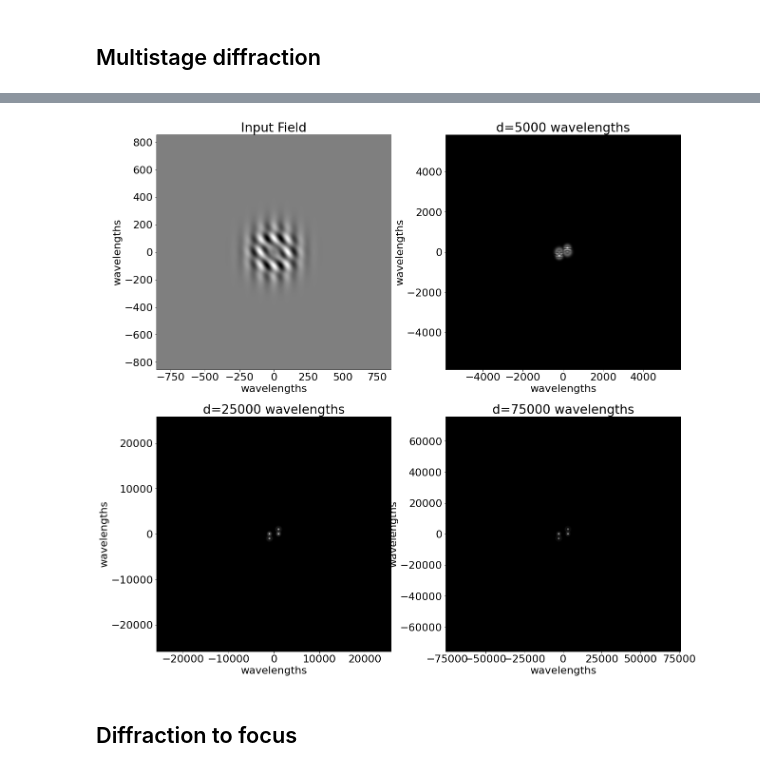
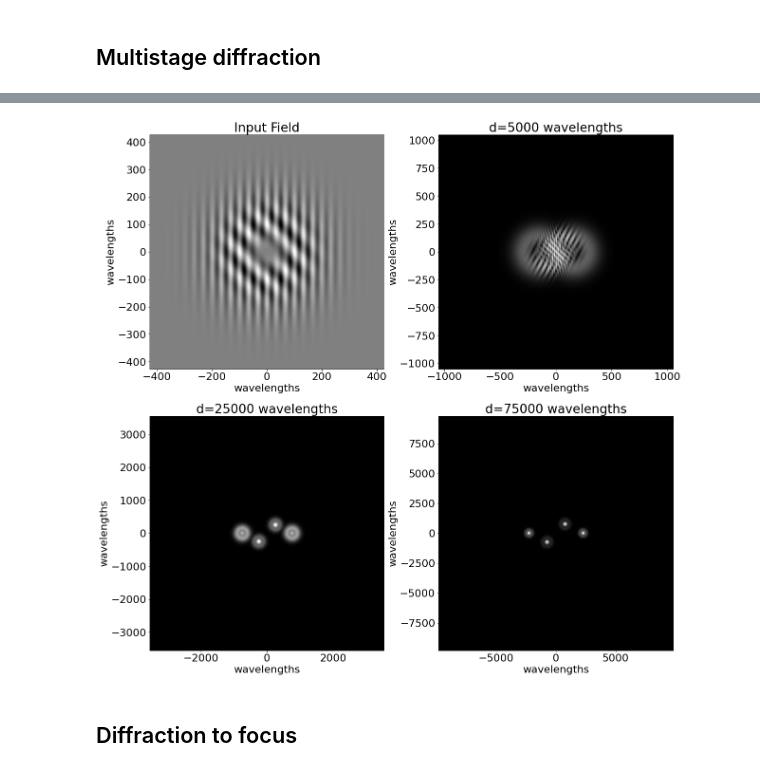
Before and after one commit to djbradyAtOpticalSciencesArizona/computationalImaging, a Jupyter notebook: waves/numericalDiffraction.ipynb, the cells around one changed output, grey strips where cells are left out. Cells and saved outputs as stored; diff of their text form; code cells hidden in the pictures.

```diff
--- a/waves/numericalDiffraction.ipynb
+++ b/waves/numericalDiffraction.ipynb
@@ -51,12 +51,12 @@ def g(f,d,lam):
 # calculate the diffracted field for the 2d image f propagated a distance d with wavelength relative to the pixel pitch lam
 # d is in units of wavelengths, lam is the ratio of the wavelength to the sampling period. We assume lam<< 1
 #
-  zPad=np.int(np.abs(d)*lam)
+  zPad=np.int(np.abs(d)*lam/4)
   inF=np.zeros(np.add(f.shape,[zPad,zPad])).astype('complex128')
   inF[np.int(inF.shape[0]/2-f.shape[0]/2):np.int(inF.shape[0]/2+f.shape[0]/2),np.int(inF.shape[0]/2-f.shape[0]/2):np.int(inF.shape[0]/2+f.shape[0]/2)]=f
   urange=np.linspace(-lam/2,lam/2,inF.shape[0])
   u,v = np.meshgrid(urange,urange)
-  g=np.fft.ifft2(np.fft.fft2(inF)*np.fft.fftshift(np.exp(1j *2* np.pi *d*np.sqrt( 1 - u**2 - v**2))))
+  g=np.fft.ifft2(np.fft.fft2(inF)*np.fft.fftshift(np.exp(1j *2* np.pi *(d)*np.sqrt( 1 - u**2 - v**2))))
   return g
 # %% [markdown]
 ### rectancular object
@@ -186,10 +198,10 @@ plt.plot(np.linspace(-xrange,xrange,q.shape[0]),np.abs(q[np.int(q.shape[0]/2),:]
 ## Angular spectrum propagation with resampling. Since the field is getting bigger and lower frequency as it propagetes,we periodically downsample to allow larger effective window size.
 N=256
 lam=.3
-xrange=N/(lam)
+xrange=N/(lam*2)
 xp=np.linspace(-xrange,xrange,N)
 x,y = np.meshgrid(xp,xp)
-f=np.cos(.02*np.pi*x)*(np.exp(-(x**2+y**2)/20000)-np.exp(-(x**2+y**2)/15000))+np.cos(.02*np.pi*(x-y))*(np.exp(-(x**2+y**2)/10000)-np.exp(-(x**2+y**2)/7000))
+f=np.cos(.06*np.pi*x)*(np.exp(-(x**2+y**2)/23000)-np.exp(-(x**2+y**2)/16000))+np.cos(.02*np.pi*(x-y))*(np.exp(-(x**2+y**2)/10000)-np.exp(-(x**2+y**2)/7000))
 plt.subplot(2,2,1)
 plt.imshow(f,extent=[-xrange,xrange,-xrange,xrange],cmap='gray', aspect='equal')
 plt.xlabel('wavelengths')
@@ -197,40 +209,40 @@ plt.ylabel('wavelengths')
 plt.title('Input Field')
 d=5000
 q=g(f,d,lam)
-xrange=q.shape[0]/(lam)
+xrange=q.shape[0]/(lam*2)
 plt.subplot(2,2,2)
 plt.imshow(np.abs(q),extent=[-xrange,xrange,-xrange,xrange],cmap='gray', aspect='equal')
 plt.xlabel('wavelengths')
 plt.ylabel('wavelengths')
 plt.title('d=5000 wavelengths')
 qq=rescale(np.real(q),.5,order=3, mode='constant') +1j*rescale(np.imag(q),.5,order=3, mode='constant')
 #
 #
 d=20000
 lam=lam/2
 qq=g(qq,d,lam)
-xrange=qq.shape[0]/(lam)
+xrange=qq.shape[0]/(lam*2)
 plt.subplot(2,2,3)
 plt.imshow(np.abs(qq),extent=[-xrange,xrange,-xrange,xrange],cmap='gray', aspect='equal')
 plt.xlabel('wavelengths')
 plt.ylabel('wavelengths')
 plt.title('d=25000 wavelengths')
 d=50000
 qg=rescale(np.real(qq),.5) +1j*rescale(np.imag(qq),.5)
 lam=.5*lam
 qg=g(qg,d,lam)
-xrange=qg.shape[0]/(lam)
+xrange=qg.shape[0]/(lam*2)
 plt.subplot(2,2,4)
 plt.imshow(np.abs(qg),extent=[-xrange,xrange,-xrange,xrange],cmap='gray', aspect='equal')
 plt.xlabel('wavelengths')
 plt.ylabel('wavelengths')
 plt.title('d=75000 wavelengths')
 plt.savefig('multiStep.pdf')
 files.download('multiStep.pdf')
 # %% [output]
 [interactive output not drawn]
 [interactive output not drawn]
-[figure, old version]
+[figure, new version]
 # %% [markdown]
 ## Diffraction to focus
 # %% [markdown]
```
Also changed, not shown: parts of 13 cells of this notebook.
